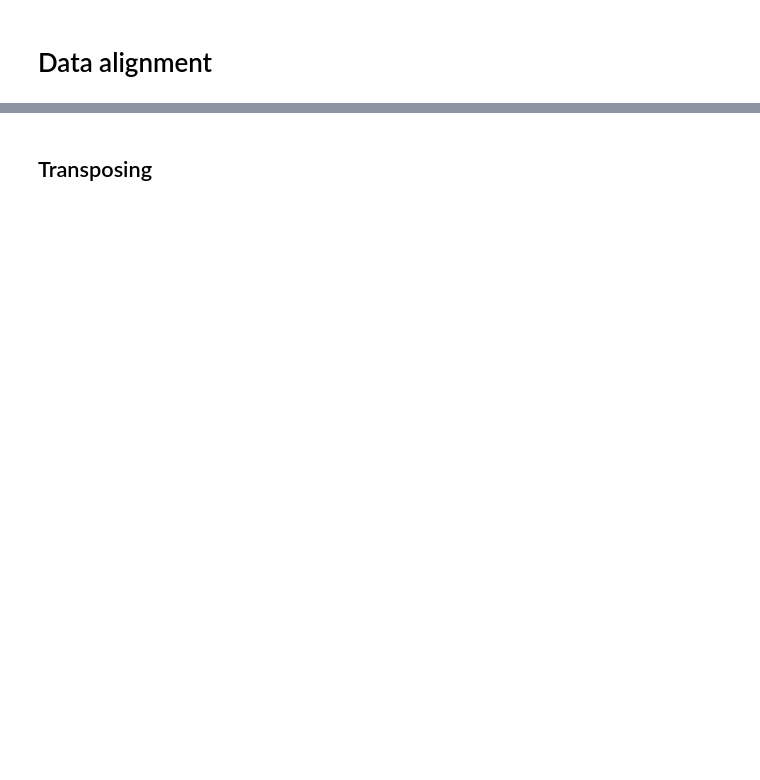
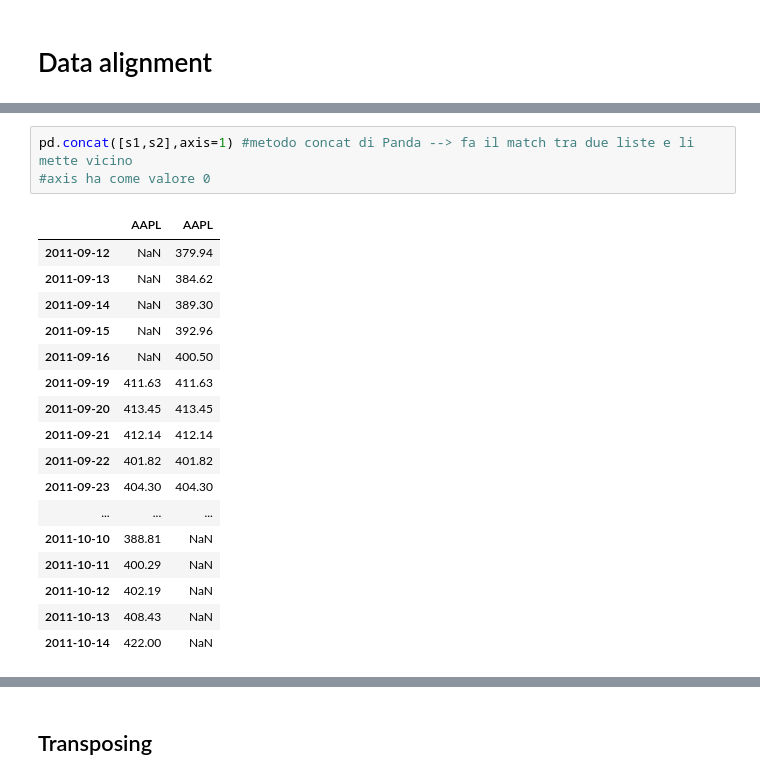
Before and after one commit to mnazzario/BigDataAcademy, a Jupyter notebook: datascience/stats/pandas.ipynb, the cells around one changed output, grey strips where cells are left out. Cells and saved outputs as stored; diff of their text form; blank space fills up the shorter version.

```diff
--- a/datascience/stats/pandas.ipynb
+++ b/datascience/stats/pandas.ipynb
@@ -106,0 +331,21 @@ s1 + s2
+# %%
+pd.concat([s1,s2],axis=1) #metodo concat di Panda --> fa il match tra due liste e li mette vicino
+#axis ha come valore 0
+# %% [output]
+|  | AAPL | AAPL |
+| 2011-09-12 | NaN | 379.94 |
+| 2011-09-13 | NaN | 384.62 |
+| 2011-09-14 | NaN | 389.30 |
+| 2011-09-15 | NaN | 392.96 |
+| 2011-09-16 | NaN | 400.50 |
+| 2011-09-19 | 411.63 | 411.63 |
+| 2011-09-20 | 413.45 | 413.45 |
+| 2011-09-21 | 412.14 | 412.14 |
+| 2011-09-22 | 401.82 | 401.82 |
+| 2011-09-23 | 404.30 | 404.30 |
+| ... | ... | ... |
+| 2011-10-10 | 388.81 | NaN |
+| 2011-10-11 | 400.29 | NaN |
+| 2011-10-12 | 402.19 | NaN |
+| 2011-10-13 | 408.43 | NaN |
+| 2011-10-14 | 422.00 | NaN |
```
Also changed, not shown: parts of 67 cells of this notebook.
